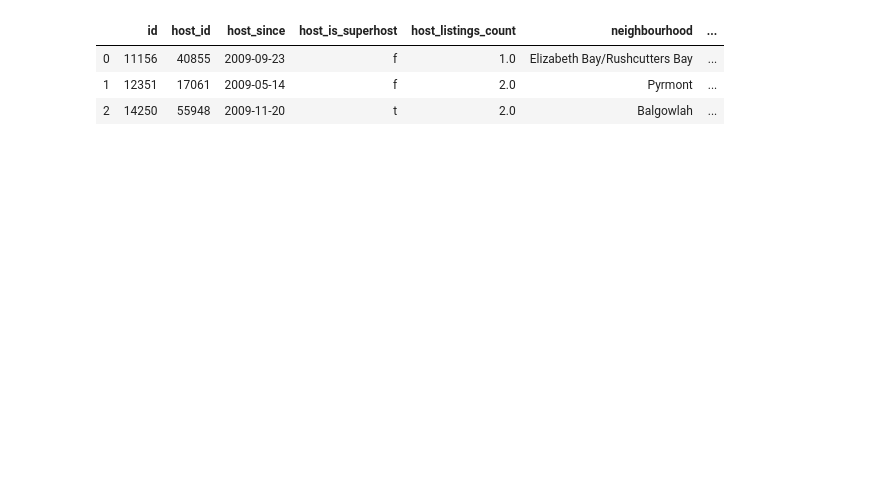
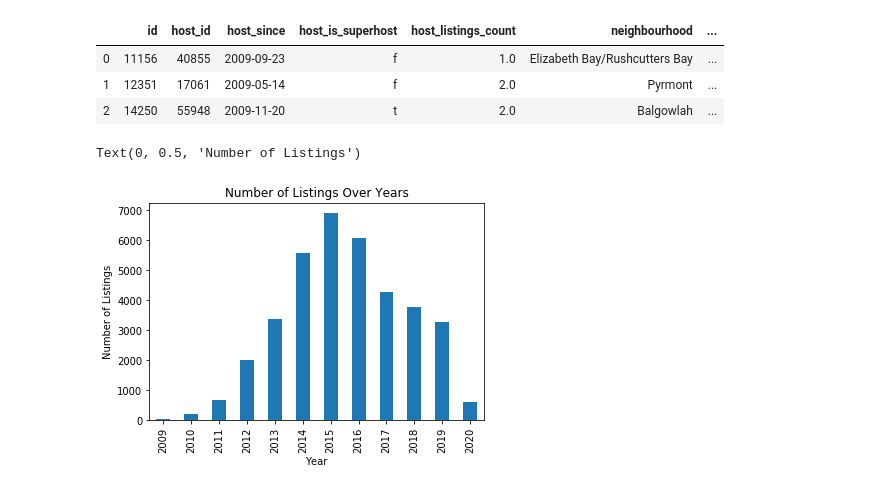
Before and after one commit to khwajajalal/Capstone2, a Jupyter notebook: Listings.ipynb, the cells around one changed output. Cells and saved outputs as stored; diff of their text form; code cells hidden in the pictures; blank space fills up the shorter version.

```diff
--- a/Listings.ipynb
+++ b/Listings.ipynb
@@ -2,6 +2,7 @@
 import pandas as pd
 import numpy as np
 import matplotlib.pyplot as plt
+import seaborn as sns
 pd.set_option('display.max_columns',200)
 pd.set_option('display.max_rows',100)
 %matplotlib inline
@@ -13,9 +14,22 @@ listings['host_since']=pd.to_datetime(listings['host_since'])
 listings['price']=listings.price.str.replace('$', '')
 listings['price']=listings.price.str.replace(',','')
 listings['price']=listings.price.astype(float)
+listings.host_since.bfill(axis='rows',inplace=True)
+listings['year']=listings.host_since.dt.year
+listings['year']=pd.to_numeric(listings['year'])
 listings.head(3)
 # %% [output]
 |  | id | host_id | host_since | host_is_superhost | host_listings_count | neighbourhood | ... |
 | 0 | 11156 | 40855 | 2009-09-23 | f | 1.0 | Elizabeth Bay/Rushcutters Bay | ... |
 | 1 | 12351 | 17061 | 2009-05-14 | f | 2.0 | Pyrmont | ... |
 | 2 | 14250 | 55948 | 2009-11-20 | t | 2.0 | Balgowlah | ... |
+# %%
+# listings.year.value_counts(ascending=True)
+listings.year.value_counts(ascending=True).sort_index().plot(kind='bar')
+plt.title('Number of Listings Over Years')
+plt.xlabel('Year')
+plt.ylabel('Number of Listings')
+# listings.year.dtypes
+# %% [output]
+Text(0, 0.5, 'Number of Listings')
+[figure, added]
```
Also changed, not shown: parts of 13 cells of this notebook.
